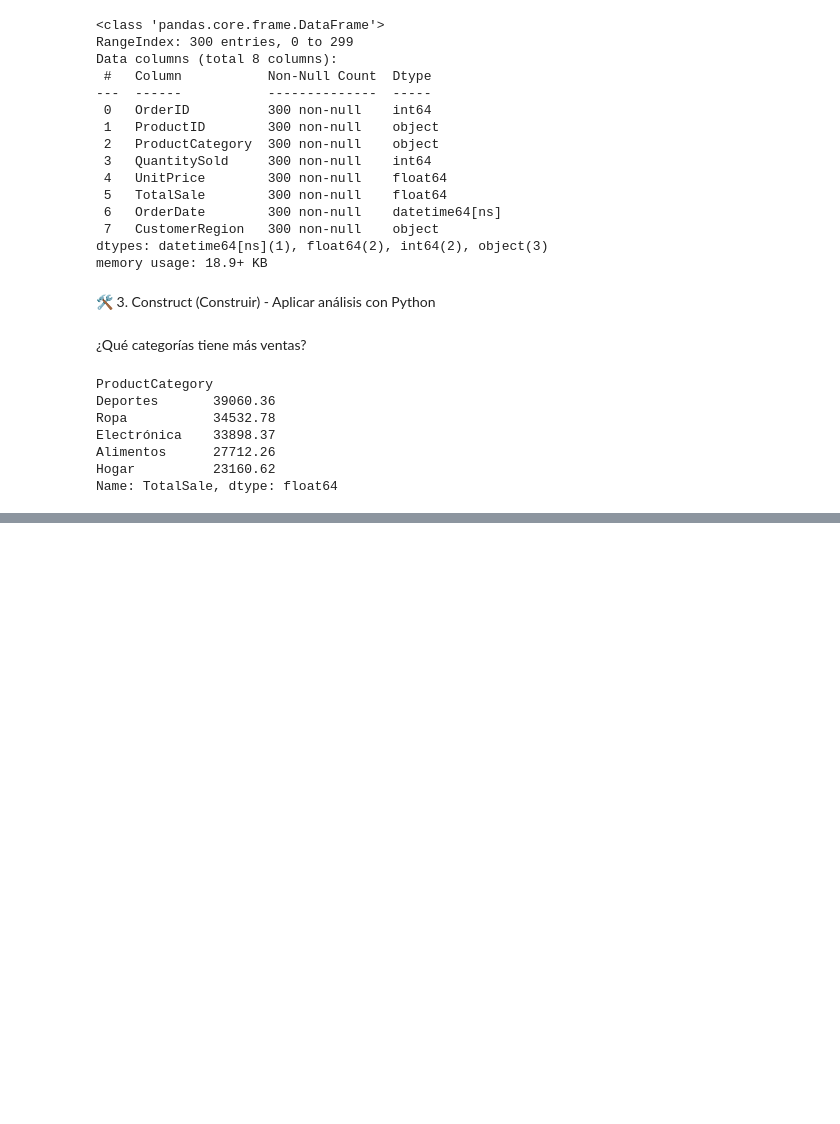
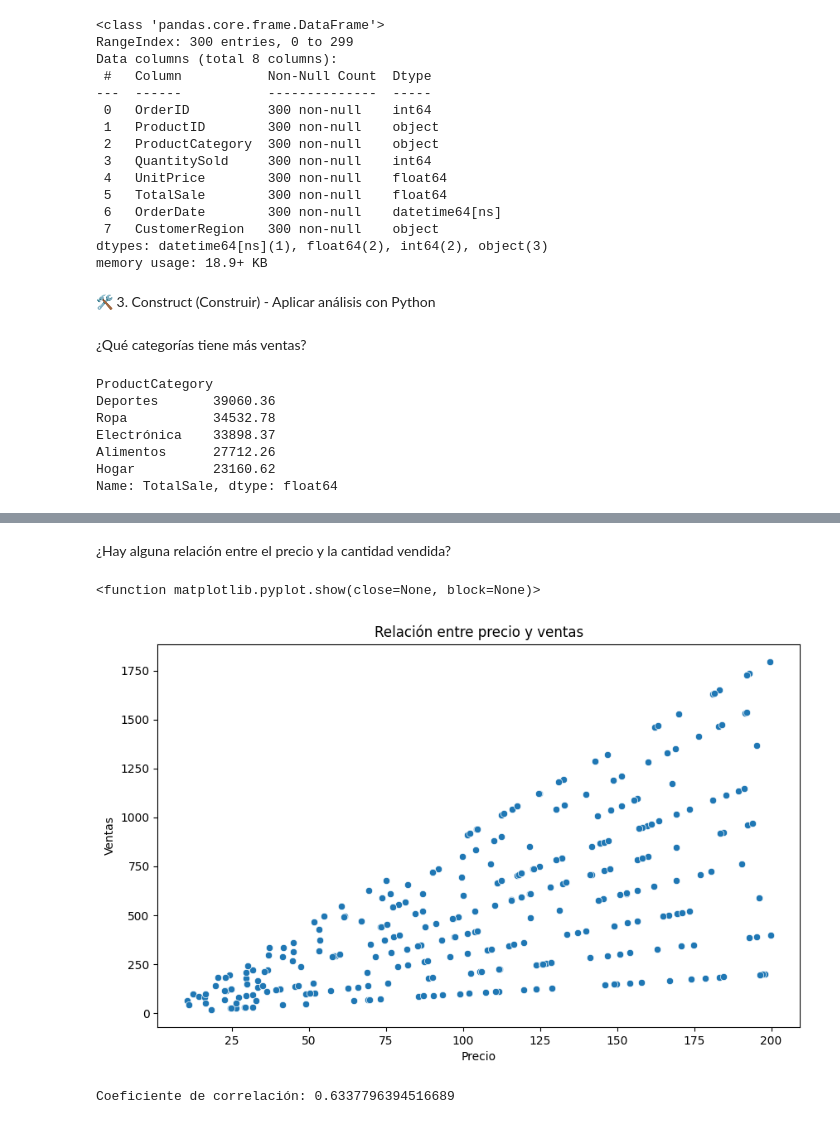
Before and after one commit to SaitoM17/proyecto_1_practica, a Jupyter notebook: analisis_ventas_linea.ipynb, the cells around one changed output, grey strips where cells are left out. Cells and saved outputs as stored; diff of their text form; code cells hidden in the pictures; blank space fills up the shorter version.

```diff
--- a/analisis_ventas_linea.ipynb
+++ b/analisis_ventas_linea.ipynb
@@ -114,0 +199,23 @@ Name: TotalSale, dtype: float64
+# %% [markdown]
+¿Hay alguna relación entre el precio y la cantidad vendida?
+# %%
+# Determina el tamaño del gráfico
+plt.figure(figsize=(10,6))
+
+# Creación de gráfuico
+sns.scatterplot(x='UnitPrice',y='TotalSale', data=df_sales )
+
+#Agregamos los titulos
+plt.xlabel('Precio')
+plt.ylabel('Ventas')
+plt.title('Relación entre precio y ventas')
+
+plt.show
+# %% [output]
+<function matplotlib.pyplot.show(close=None, block=None)>
+[figure, added]
+# %%
+correlacion = df_sales['UnitPrice'].corr(df_sales['TotalSale'])
+print(f'Coeficiente de correlación: {correlacion}')
+# %% [output]
+Coeficiente de correlación: 0.6337796394516689
```
Also changed, not shown: parts of 4 cells of this notebook.
